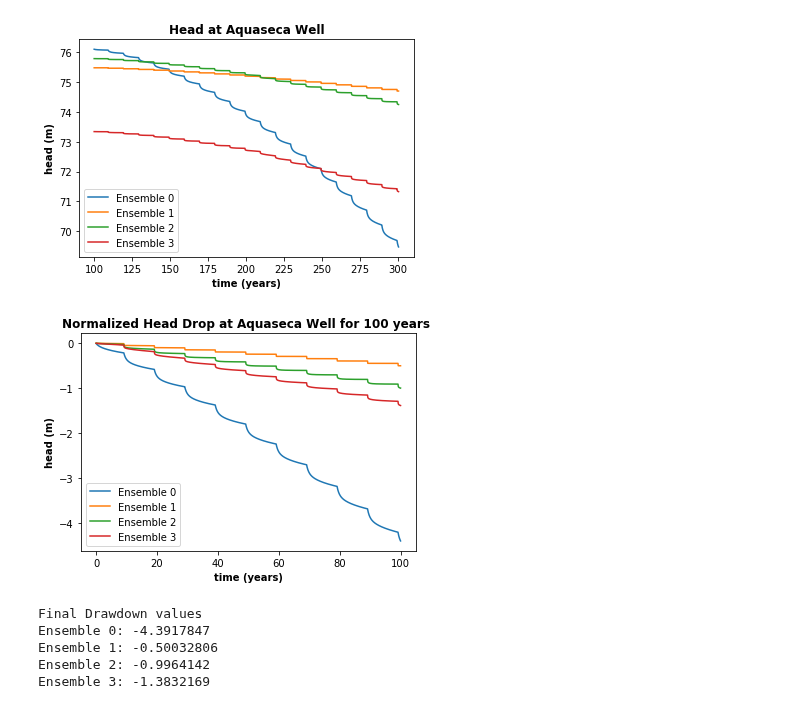
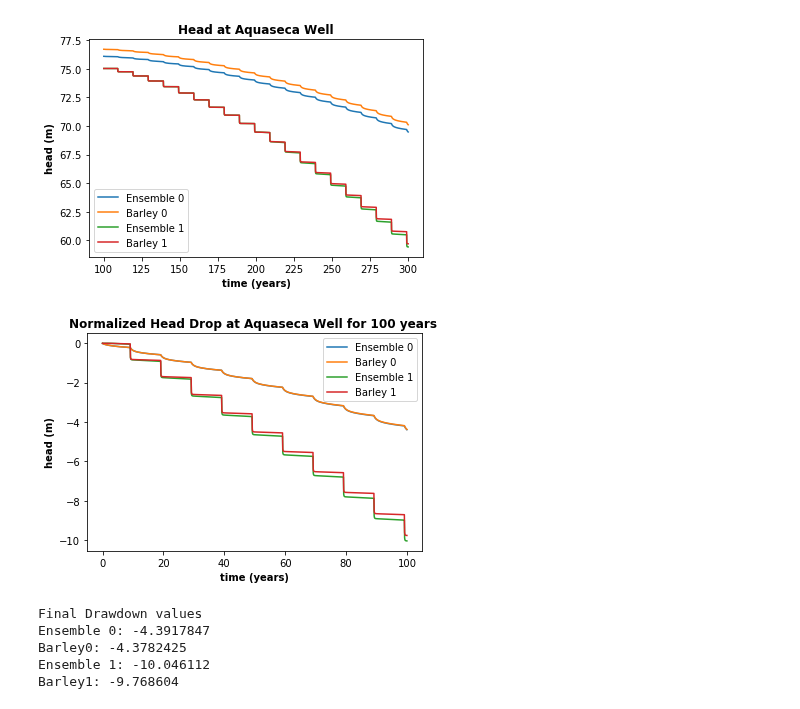
Before and after one commit to groundwater-modeling-Spring2020/Aguaseca_Project, a Jupyter notebook: Advocacy/plotting_advocacy.ipynb, the cells around one changed output. Saved outputs shown, nothing was run; the diff lists cells and outputs as text; code cells hidden in the pictures.

```diff
--- a/Advocacy/plotting_advocacy.ipynb
+++ b/Advocacy/plotting_advocacy.ipynb
@@ -25,15 +23,15 @@ flopy is installed in c:\users\davem\appdata\local\programs\python\python38-32\l
 # %%
 ensembles = [
 [1,3,3,3,1,1,3],#gro more
-[3,1,3,3,1,1,3], #gro more
+#[3,1,3,3,1,1,3], #gro more
 # [3,1,1,1,3,3,1],#gro more
 # [1,1,1,1,3,3,1],# gro more
 # [2,1,2,1,3,3,1],#foe
 # [2,1,2,1,3,1,1],#foe
 # [2,1,2,2,1,1,1],#foe
-[2,2,1,3,2,2,3],#aq
-[2,2,1,1,2,2,1],#aq
-#[1,1,1,1,1,1,1] #aq
+#[2,2,1,3,2,2,3],#aq
+#[2,2,1,1,2,2,1],#aq
+[1,1,1,1,1,1,1] #aq
 ]
 
 #ensemble_num = ensembles[0]#change ensemble here
@@ -41,7 +39,7 @@ ensembles = [
 name = "ensemble_"
 
 wellmove = 0
-barley = 0
+barley = 1
 
 nrow = 50 #number of rows
 ncol = 50 #number of columns
@@ -158,7 +186,7 @@ cell_id1 = well_loc #cell at the center of the ag area
 
 
 #print(head_ts[0])
-
+#print(head_ts_w[0])
 
 #create firt plot
 plt.subplot(1, 1, 1)
@@ -168,8 +196,10 @@ plt.ylabel('head (m)',fontweight='bold')
 for j in range(len(ensembles)):
     label = 'Ensemble ' + str(j)
     plt.plot(head_ts[j][1200:, 0]/360, head_ts[j][1200:, 1], label=label) #plot the time series with points at each record
-    #label = 'Barley Ensemble ' + str(j)
-    #plt.plot(head_ts_b[j][1200:, 0]/360, head_ts_b[j][1200:, 1], label=label)
+    label = 'Barley ' + str(j)
+    plt.plot(head_ts_b[j][1200:, 0]/360, head_ts_b[j][1200:, 1], label=label)
+#     label = 'Well ' + str(j)
+#     plt.plot(head_ts_w[j][1200:, 0]/360, head_ts_w[j][1200:, 1], label=label)
 plt.legend()
 #plt.savefig("Head_Aqua5.png",dpi=600)
 plt.show()
@@ -178,47 +208,58 @@ plt.show()
 #NORMALIZE IT
 normalized_head = np.tile({},len(ensembles))
 for k in range(len(ensembles)):
     normalized_head[k] = []
     for i in range(2401, 3601):
         normalized_head[k].append(head_ts[k][i,1] - head_ts[k][2400,1])
 
 
 #Normalize the Barley
-# normalized_head_b = np.tile({},len(ensembles))
+normalized_head_b = np.tile({},len(ensembles))
+for k in range(len(ensembles)):
+    normalized_head_b[k] = []
+    for i in range(2401, 3601):
+        normalized_head_b[k].append(head_ts_b[k][i,1] - head_ts_b[k][2400,1])
+
+# #Normalize the well scenario
+# normalized_head_w = np.tile({},len(ensembles))
 # for k in range(len(ensembles)):
-#     normalized_head_b[k] = []
+#     normalized_head_w[k] = []
 #     for i in range(2401, 3601):
-#         normalized_head_b[k].append(head_ts_b[k][i,1] - head_ts_b[k][2400,1])
+#         normalized_head_w[k].append(head_ts_w[k][i,1] - head_ts_w[k][2400,1])
 
 plt.subplot(1, 1, 1)
 plt.title("Normalized Head Drop at Aquaseca Well for 100 years ",fontweight='bold')
 plt.xlabel('time (years)',fontweight='bold')
 plt.ylabel('head (m)',fontweight='bold')
 for j in range(len(ensembles)):
     label = 'Ensemble ' + str(j)
     ts = np.arange(0, 100, 1/12)
     plt.plot(ts,normalized_head[j], label=label)
-    #label = 'Barley Ensemble ' + str(j)
-    #plt.plot(head_ts_b[j][1200:, 0]/360, head_ts_b[j][1200:, 1], label=label) #plot the time series with points at each record
+    label = 'Barley ' + str(j)
+    plt.plot(ts,normalized_head_b[j], label=label)
+#     label = 'Well ' + str(j)
+#     plt.plot(ts,normalized_head_w[j], label=label)
 plt.legend()
 #plt.savefig("Head_Aqua5.png",dpi=600)
 plt.show()
 
 #print(len(normalized_head[1]))
 print('Final Drawdown values')
 for j in range(len(ensembles)):
     label = 'Ensemble ' + str(j) +': '
     print(label + str(normalized_head[j][1199]))
-#     label = 'Barley Ensemble ' + str(j) +': '
-#     print(label + str(normalized_head_b[j][1199]))
+    label = 'Barley' + str(j) +': '
+    print(label + str(normalized_head_b[j][1199]))
+#     label = 'Well' + str(j) +': '
+#     print(label + str(normalized_head_w[j][1199]))
 # %% [output]
-[figure, old version]
+[figure, new version]
-[figure, old version]
+[figure, new version]
 Final Drawdown values
 Ensemble 0: -4.3917847
-Ensemble 1: -0.50032806
-Ensemble 2: -0.9964142
-Ensemble 3: -1.3832169
+Barley0: -4.3782425
+Ensemble 1: -10.046112
+Barley1: -9.768604
 # %%
 cell_id1 = well2_loc #cell at the center of the ag area
 time_series1 = headobj.get_ts(cell_id1) #get the time series using flopy
```
Also changed, not shown: parts of 2 cells of this notebook, 3 other files.
